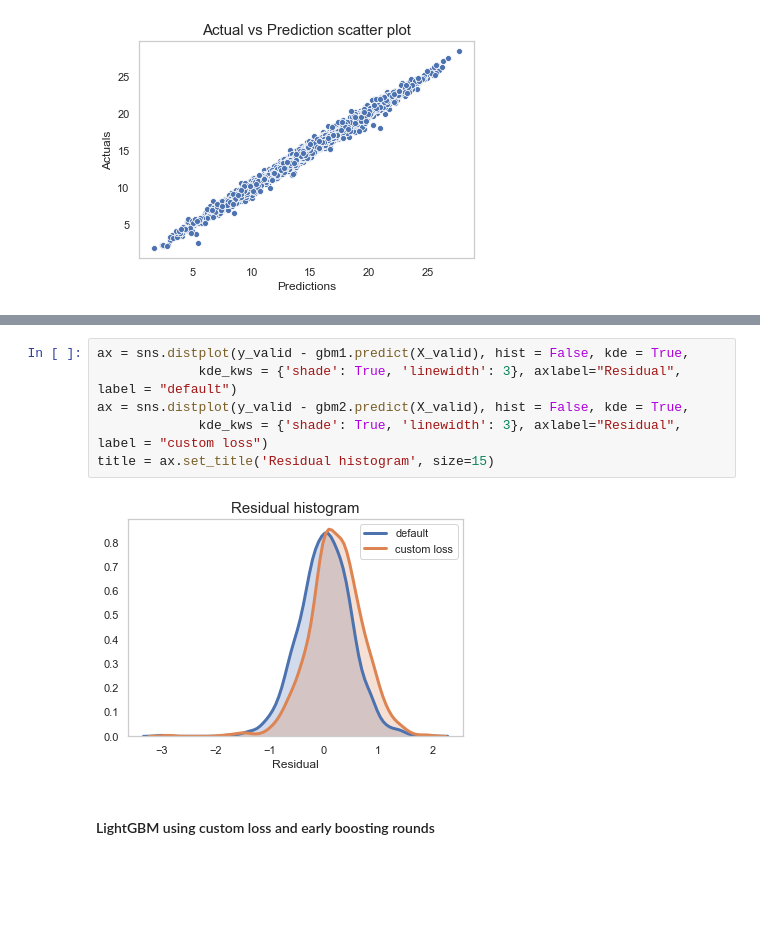
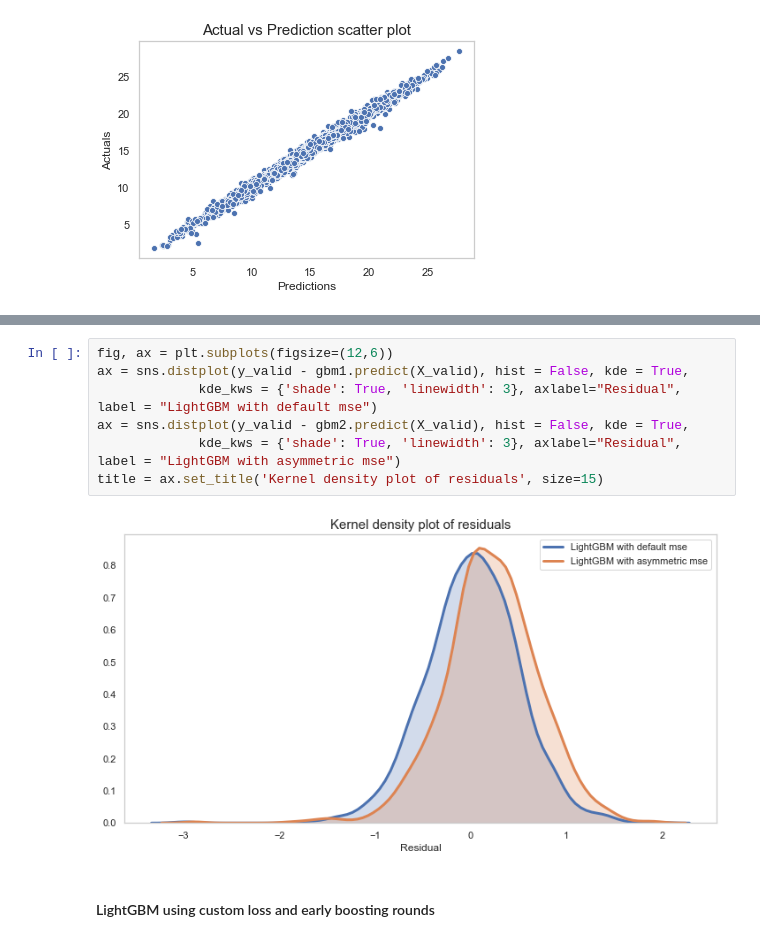
Before and after one commit to manifoldai/mf-eng-public, a Jupyter notebook: notebooks/custom_loss_lightgbm.ipynb, the cells around one changed output, grey strips where cells are left out. Drawn from its saved outputs; the diff is of its cells as text; blank space fills up the shorter version.

Commit message:
combined plots added

```diff
--- a/notebooks/custom_loss_lightgbm.ipynb
+++ b/notebooks/custom_loss_lightgbm.ipynb
@@ -371,11 +368,12 @@ plot_residual_distribution(gbm2)
 # %%
+fig, ax = plt.subplots(figsize=(12,6))
 ax = sns.distplot(y_valid - gbm1.predict(X_valid), hist = False, kde = True,
-             kde_kws = {'shade': True, 'linewidth': 3}, axlabel="Residual", label = "default")
+             kde_kws = {'shade': True, 'linewidth': 3}, axlabel="Residual", label = "LightGBM with default mse")
 ax = sns.distplot(y_valid - gbm2.predict(X_valid), hist = False, kde = True,
-             kde_kws = {'shade': True, 'linewidth': 3}, axlabel="Residual", label = "custom loss")
-title = ax.set_title('Residual histogram', size=15)
+             kde_kws = {'shade': True, 'linewidth': 3}, axlabel="Residual", label = "LightGBM with asymmetric mse")
+title = ax.set_title('Kernel density plot of residuals', size=15)
 # %% [output]
-[figure, old version]
+[figure, new version]
 # %% [markdown]
 #### LightGBM using custom loss and early boosting rounds
 # %%
```
Also changed, not shown: parts of 14 cells of this notebook.
